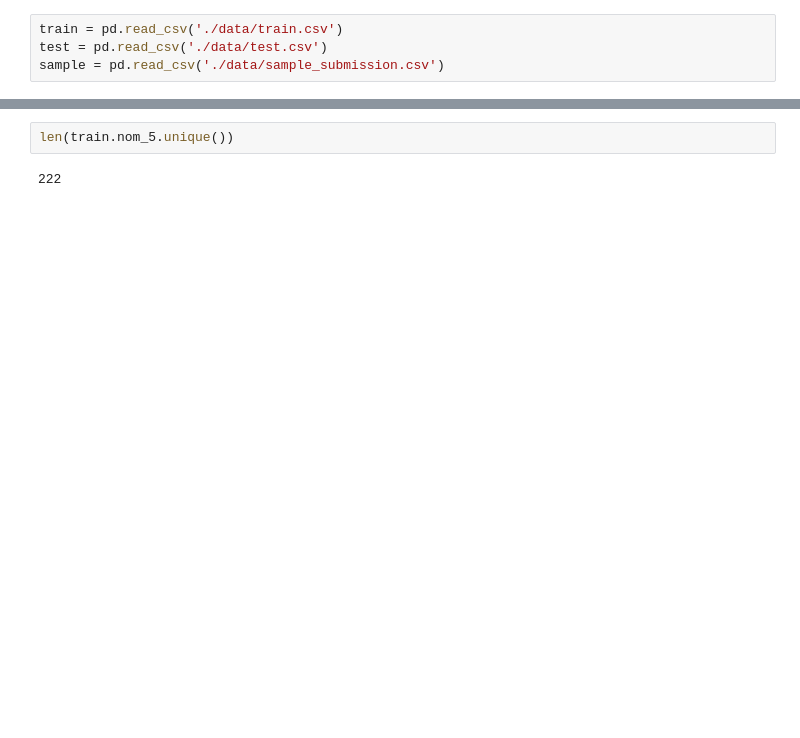
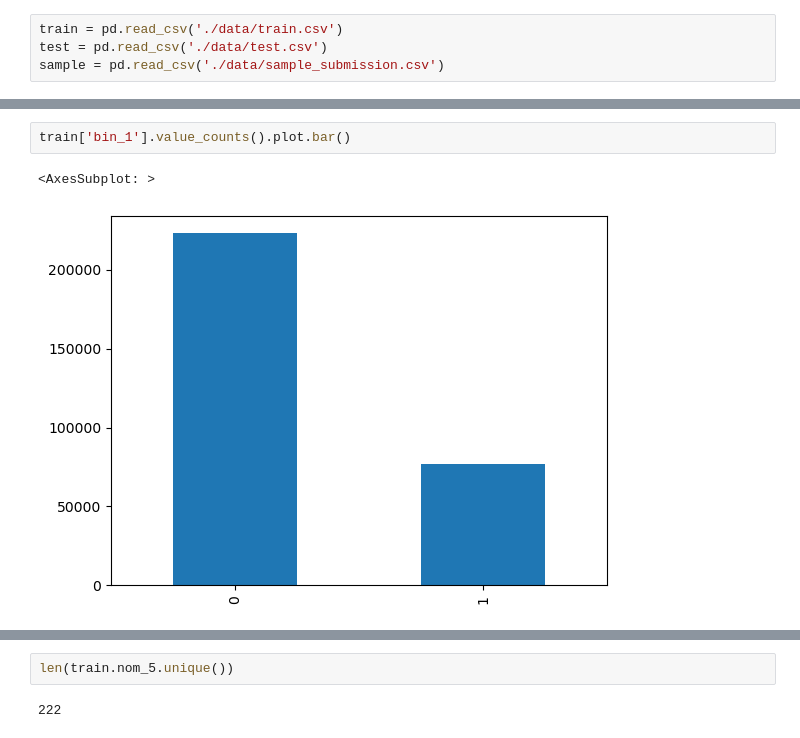
Before and after one commit to suneetsahadevan/kaggle_competition4, a Jupyter notebook: kaggle4.ipynb, the cells around one changed output, grey strips where cells are left out. Cells and saved outputs as stored; diff of their text form; blank space fills up the shorter version.

```diff
--- a/kaggle4.ipynb
+++ b/kaggle4.ipynb
@@ -12,0 +109,5 @@ sample = pd.read_csv('./data/sample_submission.csv')
+# %%
+train['bin_1'].value_counts().plot.bar()
+# %% [output]
+<AxesSubplot: >
+[figure, added]
```
Also changed, not shown: parts of 90 cells of this notebook, 1 other file.
